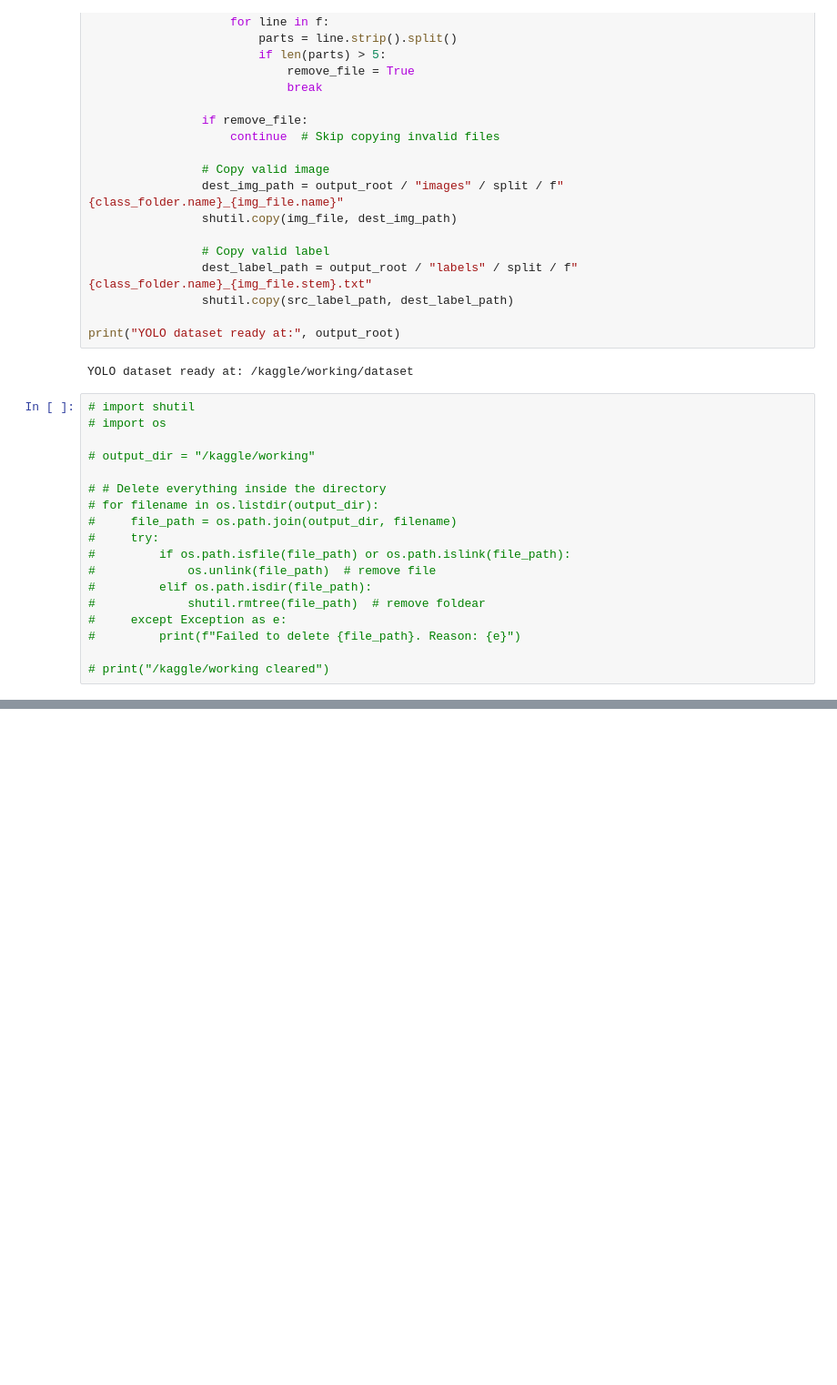
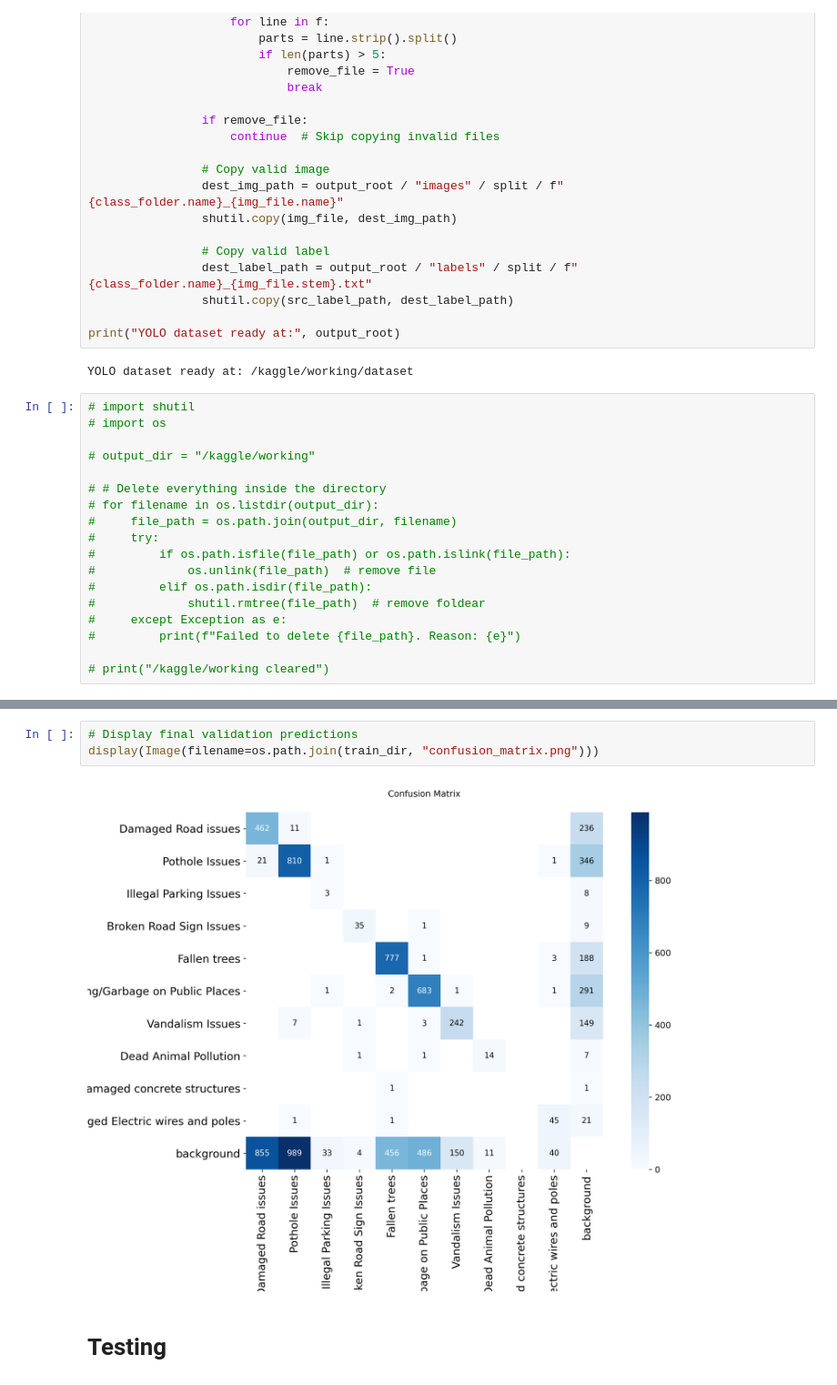
Before and after one commit to AkinduH/Vision-based-Urban-Issues-Detection, a Jupyter notebook: urban-issues-detector-v1.ipynb, the cells around one changed output, grey strips where cells are left out. Shown at 91% size. Saved outputs shown, nothing was run; the diff lists cells and outputs as text; blank space fills up the shorter version.

```diff
--- a/urban-issues-detector-v1.ipynb
+++ b/urban-issues-detector-v1.ipynb
@@ -176,3 +194,10 @@ Starting training for 50 epochs...
+# %%
+# Display final validation predictions
+display(Image(filename=os.path.join(train_dir, "confusion_matrix.png")))
+# %% [output]
+[figure, added]
+# %% [markdown]
+# Testing
 # %%
 from ultralytics import YOLO
 import cv2
```
Also changed, not shown: parts of 9 cells of this notebook.
